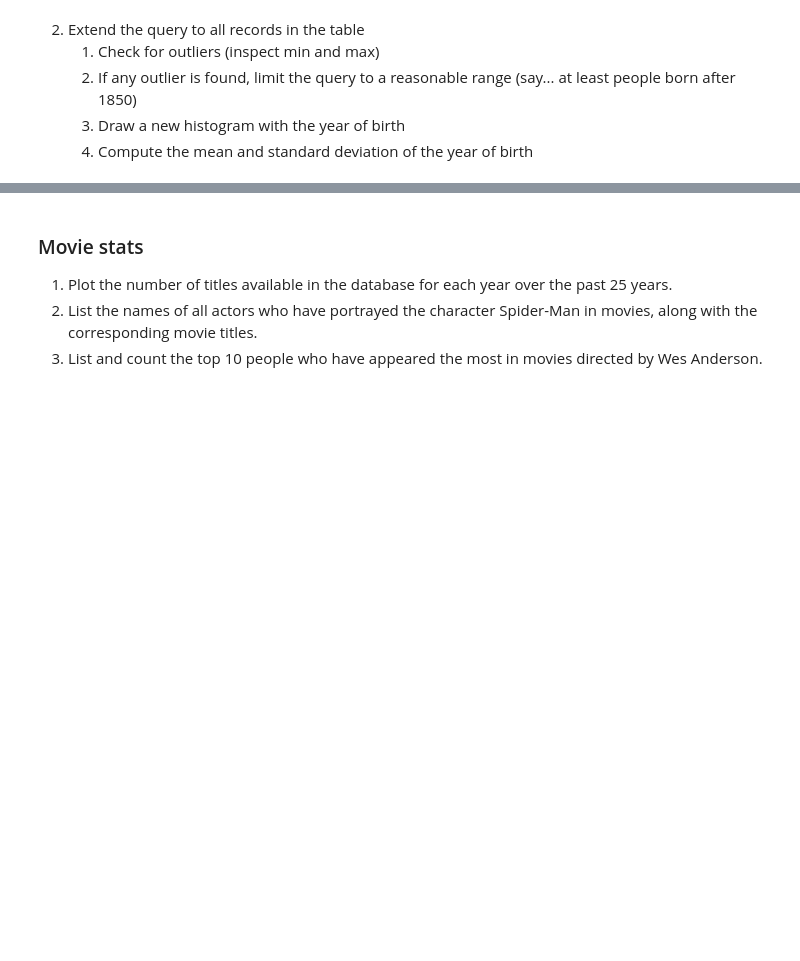
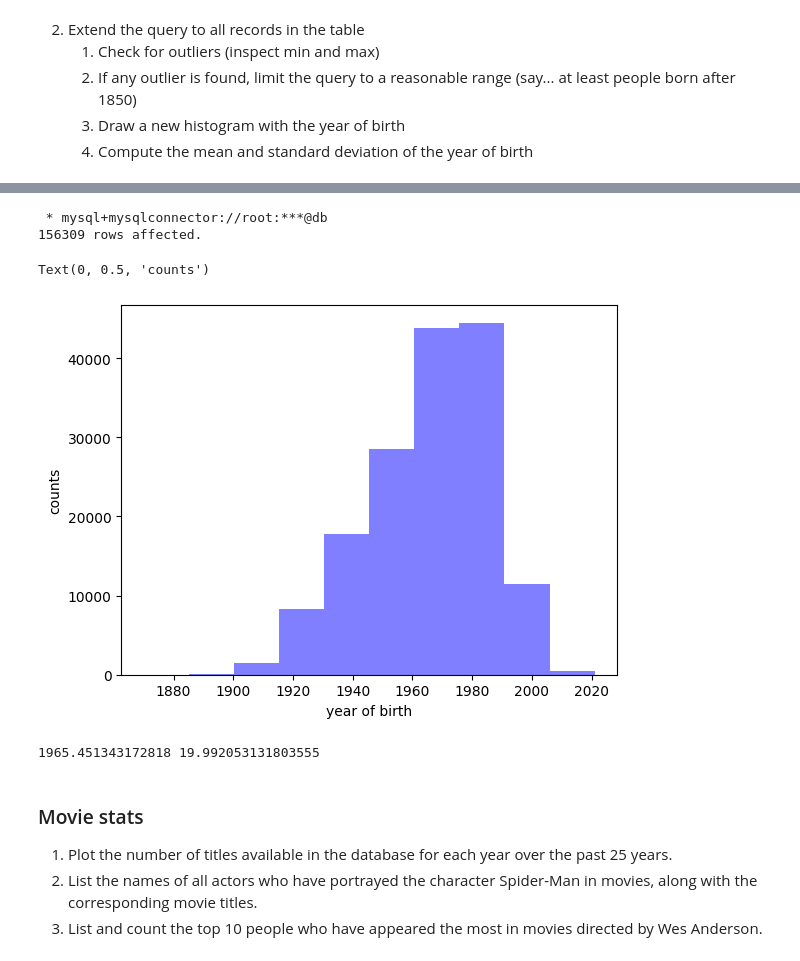
Before and after one commit to miriamzara/MAPD-B, a Jupyter notebook: mysql/notebooks/IMDb_exercise.ipynb, the cells around one changed output, grey strips where cells are left out. Drawn from its saved outputs; the diff is of its cells as text; code cells hidden in the pictures; blank space fills up the shorter version.

```diff
--- a/mysql/notebooks/IMDb_exercise.ipynb
+++ b/mysql/notebooks/IMDb_exercise.ipynb
@@ -37,9 +123,25 @@ To start working with the IMDb database, we need to import it into our environme
 # %%
 # 2.B
+res_ = %sql SELECT birth_year FROM Names_ WHERE birth_year BETWEEN 1850 AND 2025;
+# %% [output]
+ * mysql+mysqlconnector://root:***@db
+156309 rows affected.
 # %%
 # 2.C
+counts, bins = np.histogram(res_)
+plt.stairs(counts, bins, fill=True, color = "blue", alpha=0.5)
+plt.xlabel("year of birth")
+plt.ylabel("counts")
+# %% [output]
+Text(0, 0.5, 'counts')
+[figure, added]
 # %%
 # 2.D
+mean = np.mean(res_)
+std = np.std(res_)
+print(mean, std)
+# %% [output]
+1965.451343172818 19.992053131803555
 # %% [markdown]
 ### Movie stats
 
```
Also changed, not shown: parts of 26 cells of this notebook, 21 other files.
